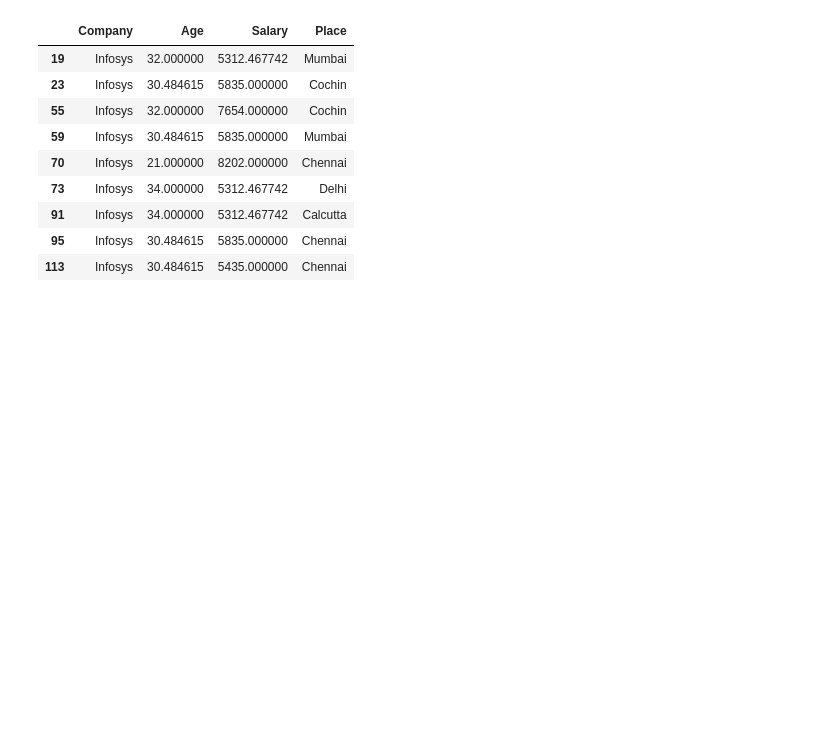
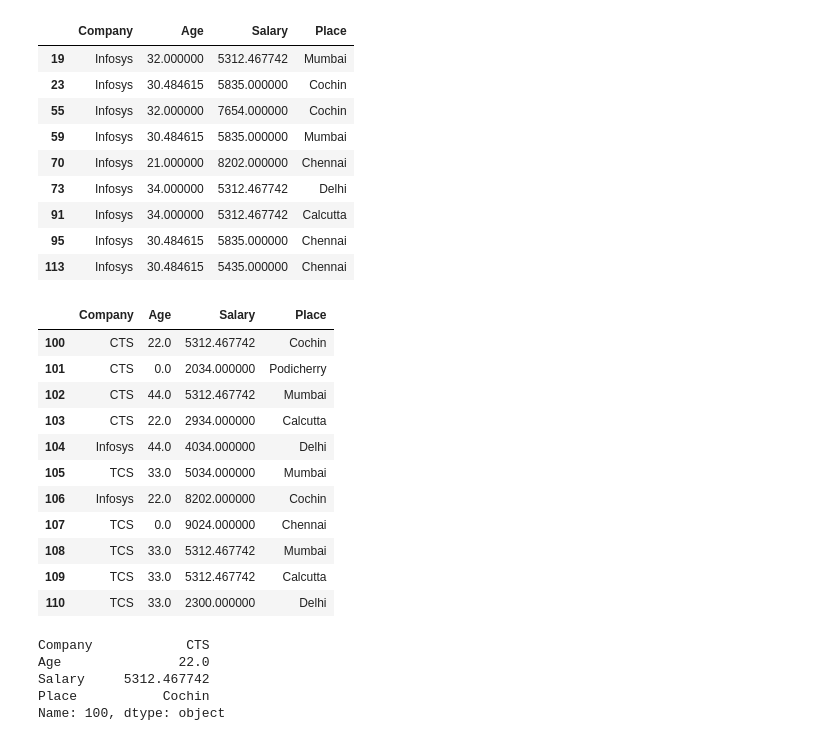
Before and after one commit to RaghulRameshTrainer/Ericsson_PythonSep2022, a Jupyter notebook: pandas_ex.ipynb, the cells around one changed output. Cells and saved outputs as stored; diff of their text form; code cells hidden in the pictures; blank space fills up the shorter version.

```diff
--- a/pandas_ex.ipynb
+++ b/pandas_ex.ipynb
@@ -292,3 +292,26 @@ df[(df['Company']=='Infosys') & ((df['Place']=='Chennai') | (df['Age']>30)) & (d
 | 91 | Infosys | 34.000000 | 5312.467742 | Calcutta |
 | 95 | Infosys | 30.484615 | 5835.000000 | Chennai |
 | 113 | Infosys | 30.484615 | 5435.000000 | Chennai |
+# %%
+df.iloc[99:110,]
+# %% [output]
+|  | Company | Age | Salary | Place |
+| 100 | CTS | 22.0 | 5312.467742 | Cochin |
+| 101 | CTS | 0.0 | 2034.000000 | Podicherry |
+| 102 | CTS | 44.0 | 5312.467742 | Mumbai |
+| 103 | CTS | 22.0 | 2934.000000 | Calcutta |
+| 104 | Infosys | 44.0 | 4034.000000 | Delhi |
+| 105 | TCS | 33.0 | 5034.000000 | Mumbai |
+| 106 | Infosys | 22.0 | 8202.000000 | Cochin |
+| 107 | TCS | 0.0 | 9024.000000 | Chennai |
+| 108 | TCS | 33.0 | 5312.467742 | Mumbai |
+| 109 | TCS | 33.0 | 5312.467742 | Calcutta |
+| 110 | TCS | 33.0 | 2300.000000 | Delhi |
+# %%
+df.iloc[99]
+# %% [output]
+Company            CTS
+Age               22.0
+Salary     5312.467742
+Place           Cochin
+Name: 100, dtype: object
```
Also changed, not shown: parts of 21 cells of this notebook.
